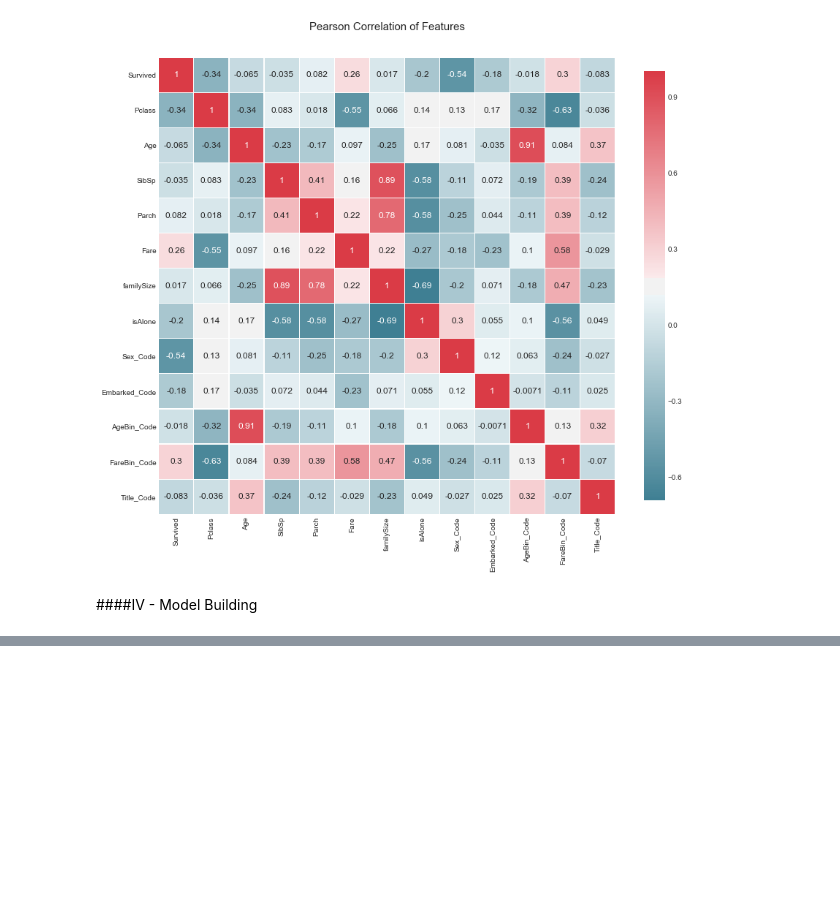
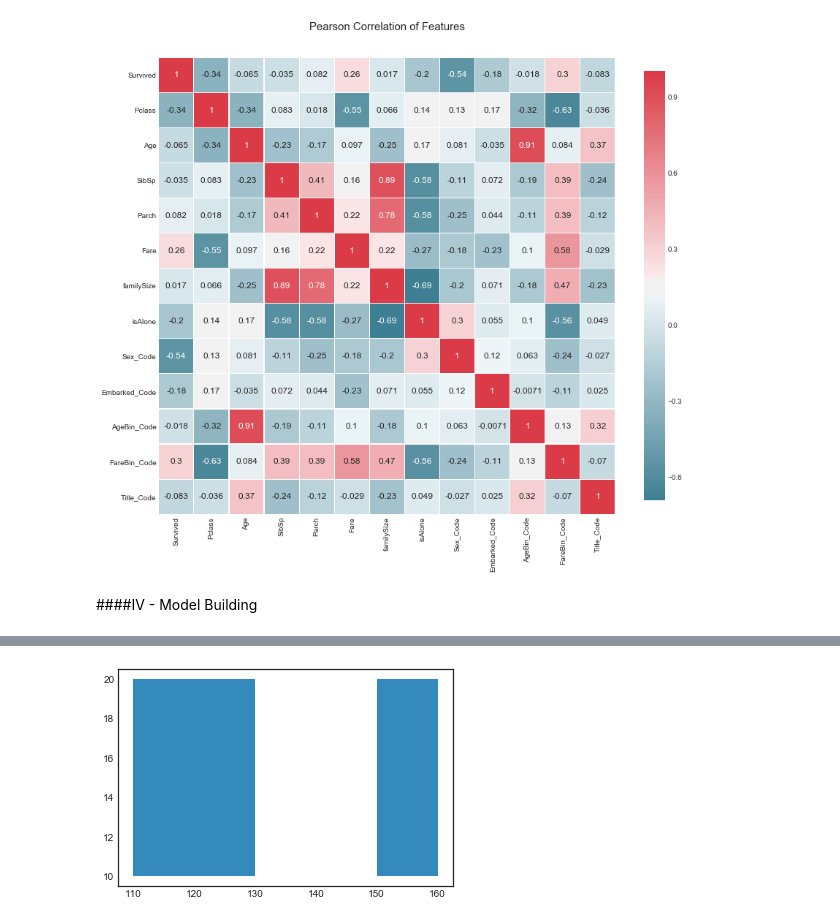
Before and after one commit to sidkrishna92/rmsTitanic, a Jupyter notebook: titanic.ipynb, the cells around one changed output, grey strips where cells are left out. Cells and saved outputs as stored; diff of their text form; code cells hidden in the pictures; blank space fills up the shorter version.

```diff
--- a/titanic.ipynb
+++ b/titanic.ipynb
@@ -767,0 +805,5 @@ NameError: name 'MLA_compare' is not defined
+# %%
+plt.broken_barh([(110, 20), (150, 10)], (10, 10))
+plt.show()
+# %% [output]
+[figure, added]
```
Also changed, not shown: parts of 11 cells of this notebook.
